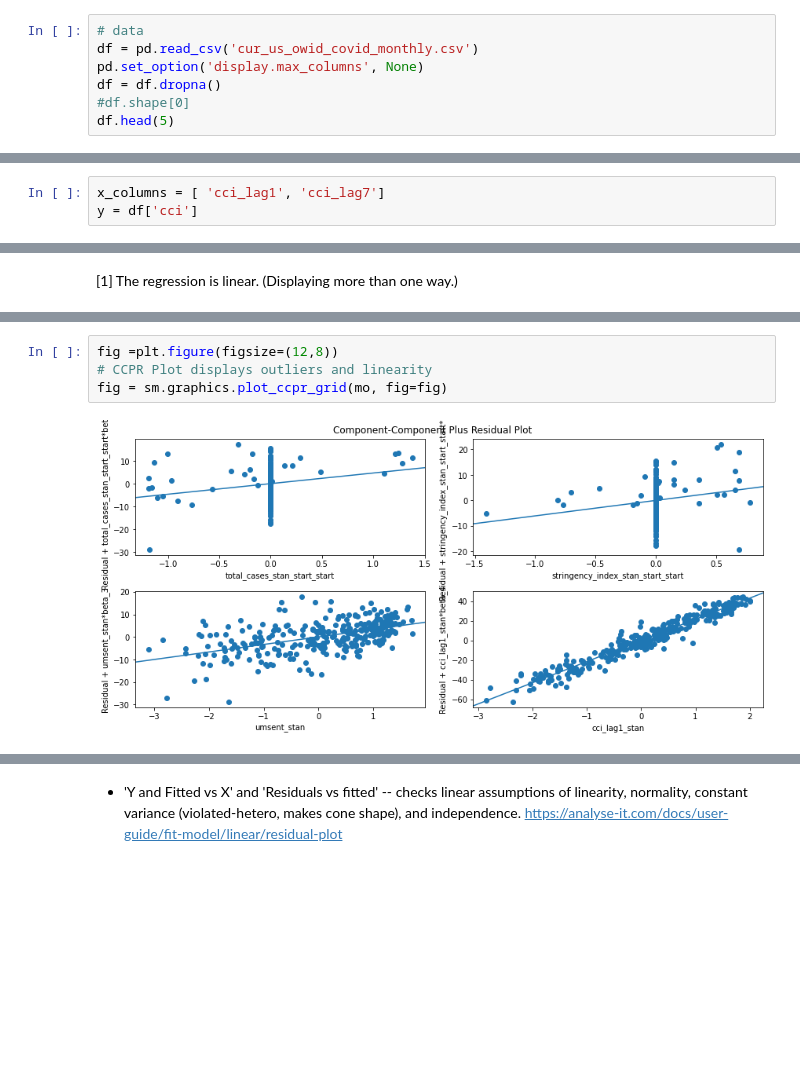
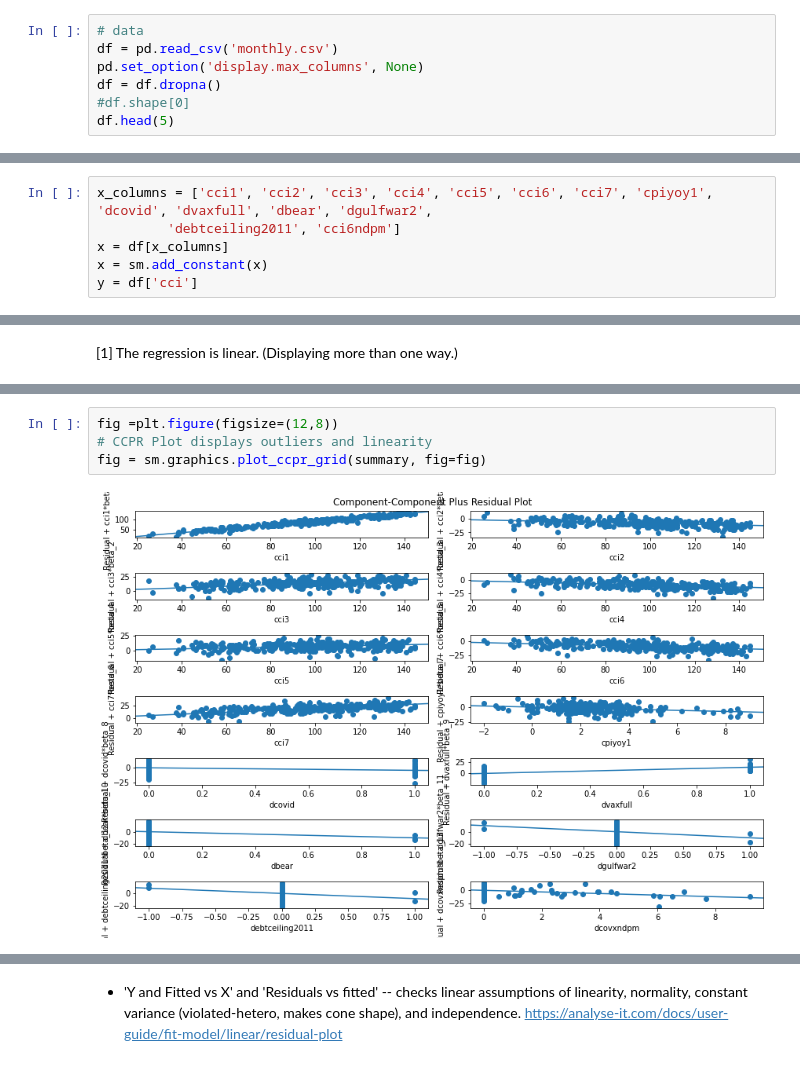
Before and after one commit to mauricefreese/cci_covid-research, a Jupyter notebook: research/owid/assumption_tets.ipynb, the cells around one changed output, grey strips where cells are left out. Drawn from its saved outputs; the diff is of its cells as text; blank space fills up the shorter version.

```diff
--- a/research/owid/assumption_tets.ipynb
+++ b/research/owid/assumption_tets.ipynb
@@ -60,7 +60,7 @@ import seaborn as sns
 Checking data from cleaning before continuing on
 # %%
 # data
-df = pd.read_csv('cur_us_owid_covid_monthly.csv')
+df = pd.read_csv('monthly.csv')
 pd.set_option('display.max_columns', None)
 df = df.dropna()
 #df.shape[0]
@@ -75,4 +75,7 @@ df.head(5)
 # %%
-x_columns = [ 'cci_lag1', 'cci_lag7']
+x_columns = ['cci1', 'cci2', 'cci3', 'cci4', 'cci5', 'cci6', 'cci7', 'cpiyoy1', 'dcovid', 'dvaxfull', 'dbear', 'dgulfwar2',
+         'debtceiling2011', 'cci6ndpm']
+x = df[x_columns]
+x = sm.add_constant(x)
 y = df['cci']
 # %%
@@ -153,9 +154,9 @@ Int64Index([435, 501, 505, 507, 508, 535, 538, 637, 638, 639, 641, 644, 647,
 # %%
 fig =plt.figure(figsize=(12,8))
 # CCPR Plot displays outliers and linearity
-fig = sm.graphics.plot_ccpr_grid(mo, fig=fig)
+fig = sm.graphics.plot_ccpr_grid(summary, fig=fig)
 # %% [output]
-[figure, old version]
+[figure, new version]
 # %%
 # Checking data quality
 fig = plt.figure(figsize= (5, 5))
```
Also changed, not shown: parts of 23 cells of this notebook, 6 other files.
